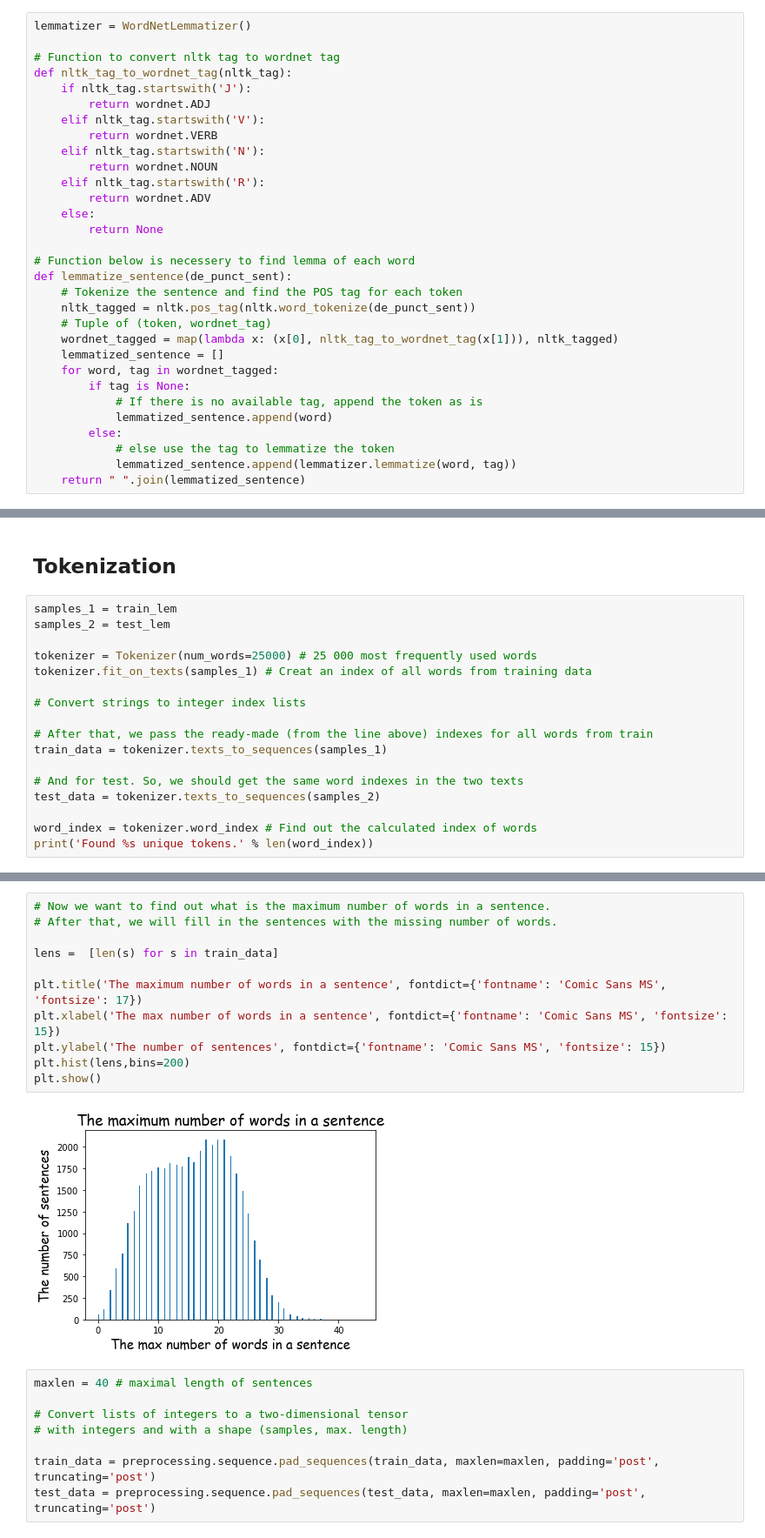
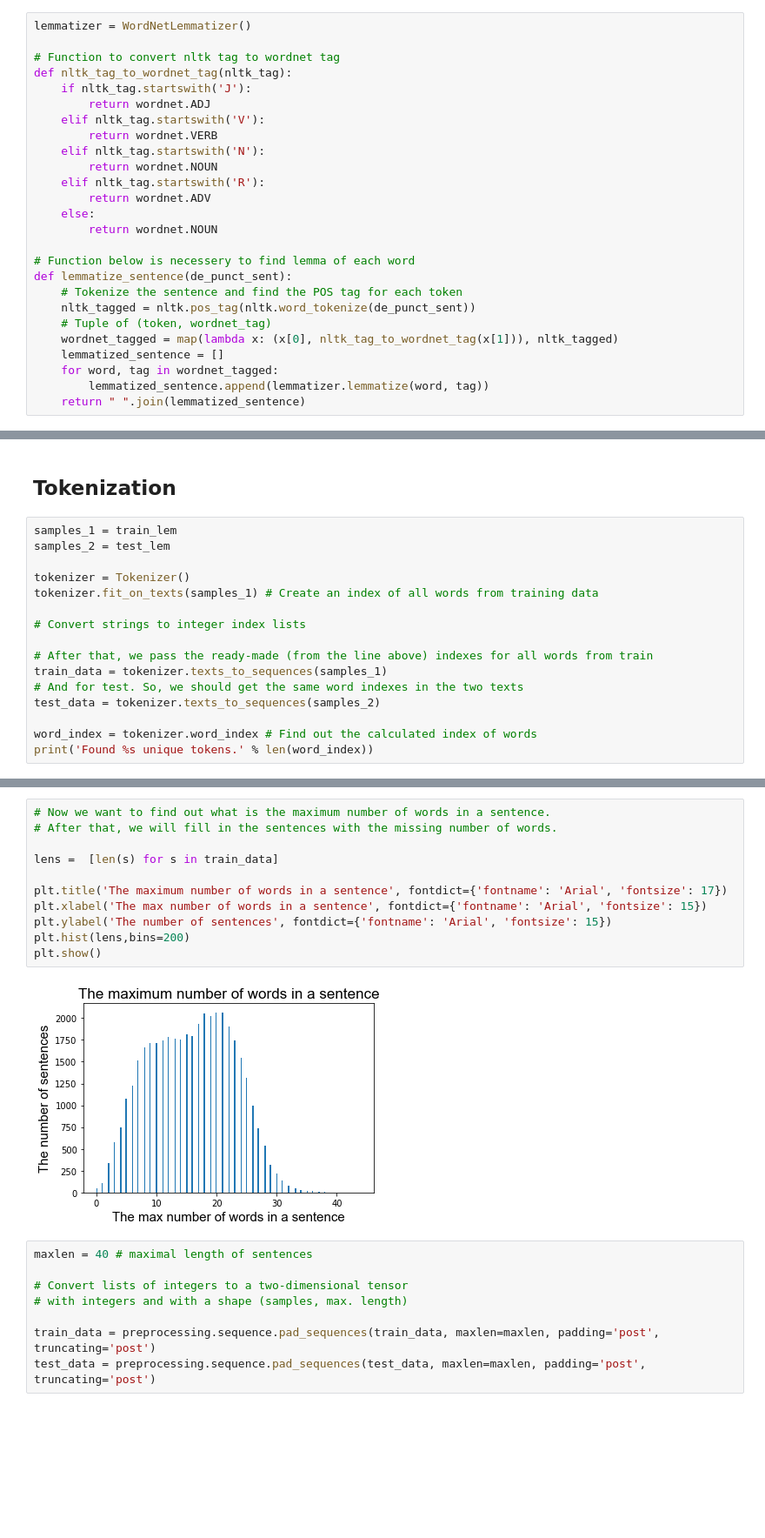
Before and after one commit to LeonhardEulerr/tdde16-project, a Jupyter notebook: test_lstm.ipynb, the cells around one changed output, grey strips where cells are left out. Shown: that part at 87% size. Saved outputs shown, nothing was run; the diff lists cells and outputs as text; blank space fills up the shorter version.

```diff
--- a/test_lstm.ipynb
+++ b/test_lstm.ipynb
@@ -199,7 +163,7 @@ def nltk_tag_to_wordnet_tag(nltk_tag):
     elif nltk_tag.startswith('R'):
         return wordnet.ADV
     else:
-        return None
+        return wordnet.NOUN
 
 # Function below is necessery to find lemma of each word
 def lemmatize_sentence(de_punct_sent):
@@ -209,12 +173,7 @@ def lemmatize_sentence(de_punct_sent):
     wordnet_tagged = map(lambda x: (x[0], nltk_tag_to_wordnet_tag(x[1])), nltk_tagged)
     lemmatized_sentence = []
     for word, tag in wordnet_tagged:
-        if tag is None:
-            # If there is no available tag, append the token as is
-            lemmatized_sentence.append(word)
-        else:
-            # else use the tag to lemmatize the token
-            lemmatized_sentence.append(lemmatizer.lemmatize(word, tag))
+        lemmatized_sentence.append(lemmatizer.lemmatize(word, tag))
     return " ".join(lemmatized_sentence)
 # %%
 # Lemmatization of train and test data
@@ -246,14 +185,13 @@ train_lem
 samples_1 = train_lem
 samples_2 = test_lem
 
-tokenizer = Tokenizer(num_words=25000) # 25 000 most frequently used words
-tokenizer.fit_on_texts(samples_1) # Creat an index of all words from training data
+tokenizer = Tokenizer()
+tokenizer.fit_on_texts(samples_1) # Create an index of all words from training data
 
 # Convert strings to integer index lists
 
 # After that, we pass the ready-made (from the line above) indexes for all words from train
 train_data = tokenizer.texts_to_sequences(samples_1)
-
 # And for test. So, we should get the same word indexes in the two texts
 test_data = tokenizer.texts_to_sequences(samples_2)
 
@@ -264,16 +202,16 @@ Found 32459 unique tokens.
 # %%
 # Now we want to find out what is the maximum number of words in a sentence.
 # After that, we will fill in the sentences with the missing number of words.
 
 lens =  [len(s) for s in train_data]
 
-plt.title('The maximum number of words in a sentence', fontdict={'fontname': 'Comic Sans MS', 'fontsize': 17})
-plt.xlabel('The max number of words in a sentence', fontdict={'fontname': 'Comic Sans MS', 'fontsize': 15})
-plt.ylabel('The number of sentences', fontdict={'fontname': 'Comic Sans MS', 'fontsize': 15})
+plt.title('The maximum number of words in a sentence', fontdict={'fontname': 'Arial', 'fontsize': 17})
+plt.xlabel('The max number of words in a sentence', fontdict={'fontname': 'Arial', 'fontsize': 15})
+plt.ylabel('The number of sentences', fontdict={'fontname': 'Arial', 'fontsize': 15})
 plt.hist(lens,bins=200)
 plt.show()
 # %% [output]
-[figure, old version]
+[figure, new version]
 # %%
 maxlen = 40 # maximal length of sentences
 
```
Also changed, not shown: parts of 16 cells of this notebook.
